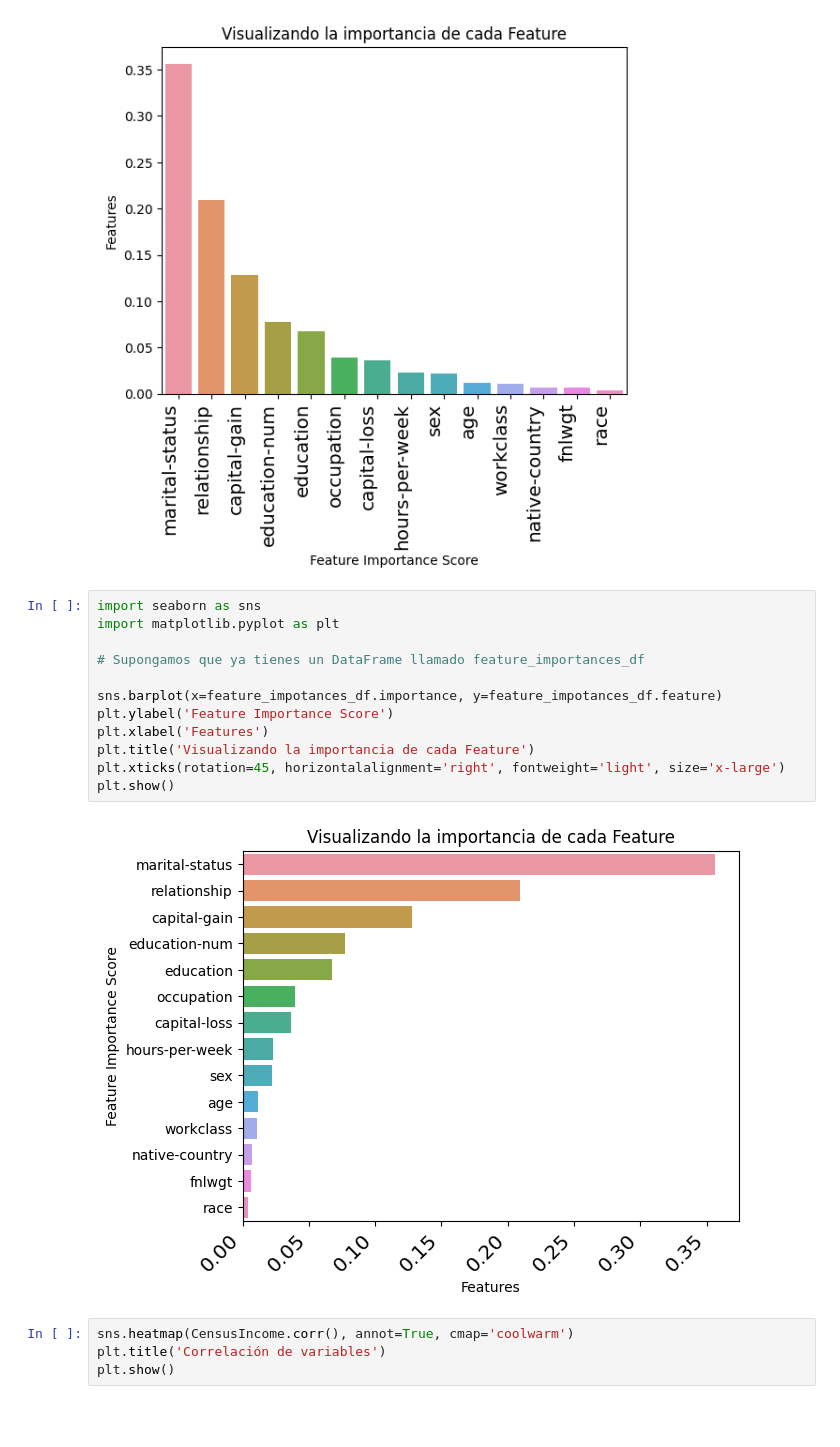
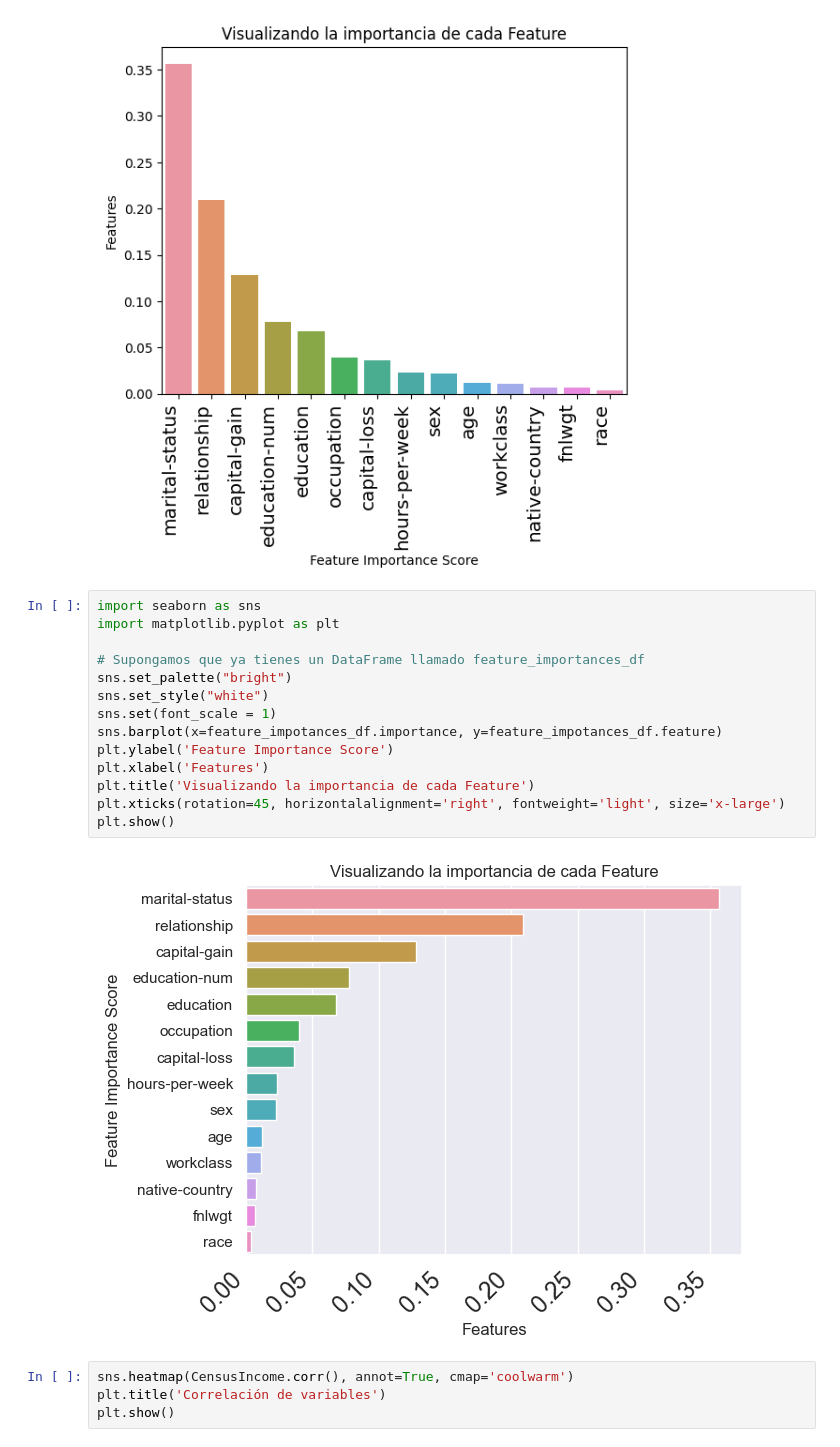
Before and after one commit to Dantezp96/tree_random_forest, a Jupyter notebook: proyecto/primer_random_forest_template_a4b4eae3-7fbe-49c5-9f32-66bb8aca4f38.ipynb, the cells around one changed output. Saved outputs shown, nothing was run; the diff lists cells and outputs as text; blank space fills up the shorter version.

```diff
--- a/proyecto/primer_random_forest_template_a4b4eae3-7fbe-49c5-9f32-66bb8aca4f38.ipynb
+++ b/proyecto/primer_random_forest_template_a4b4eae3-7fbe-49c5-9f32-66bb8aca4f38.ipynb
@@ -244,17 +244,19 @@ plt.xticks(rotation=90,horizontalalignment='right',fontweight='light',size='x-la
 # %%
 import seaborn as sns
 import matplotlib.pyplot as plt
 
 # Supongamos que ya tienes un DataFrame llamado feature_importances_df
-
+sns.set_palette("bright")
+sns.set_style("white")
+sns.set(font_scale = 1)
 sns.barplot(x=feature_impotances_df.importance, y=feature_impotances_df.feature)
 plt.ylabel('Feature Importance Score')
 plt.xlabel('Features')
 plt.title('Visualizando la importancia de cada Feature')
 plt.xticks(rotation=45, horizontalalignment='right', fontweight='light', size='x-large')
 plt.show()
 # %% [output]
-[figure, old version]
+[figure, new version]
 # %%
 sns.heatmap(CensusIncome.corr(), annot=True, cmap='coolwarm')
 plt.title('Correlación de variables')
```
